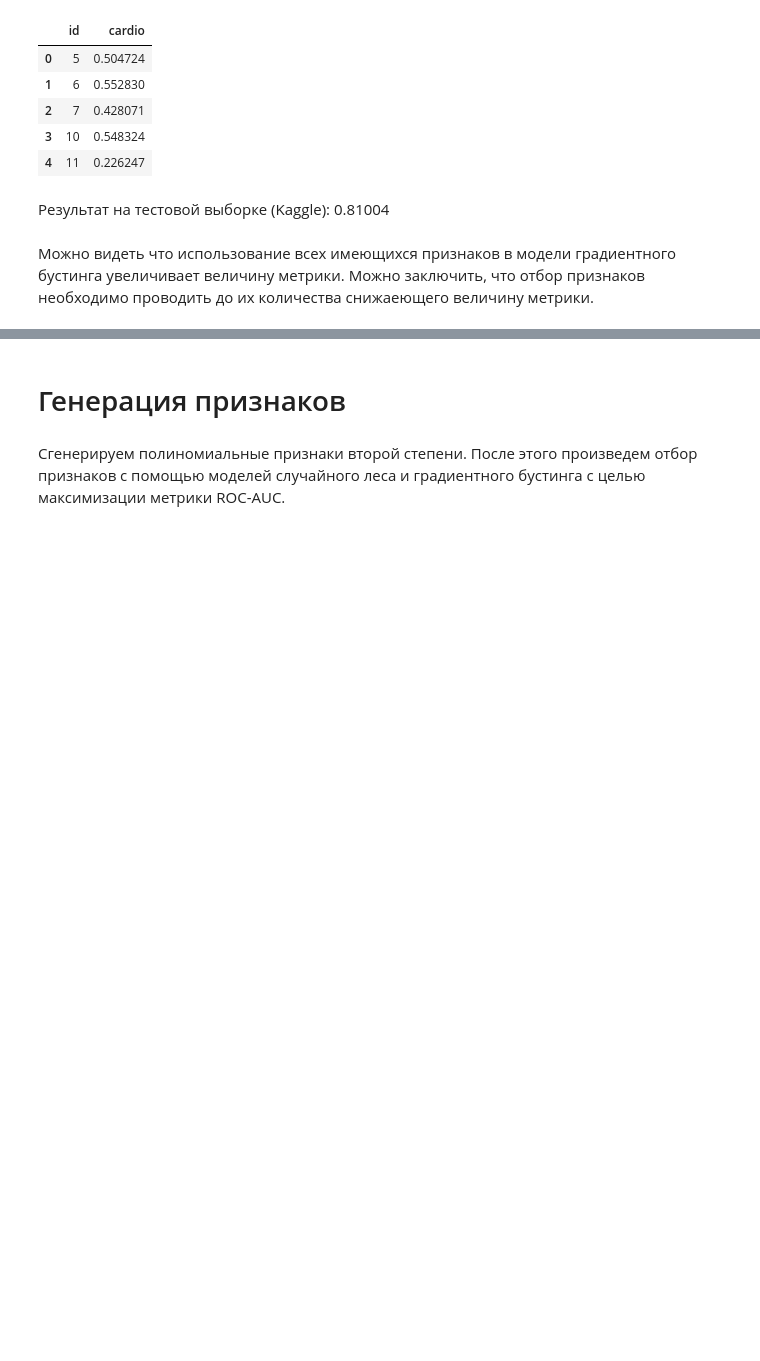
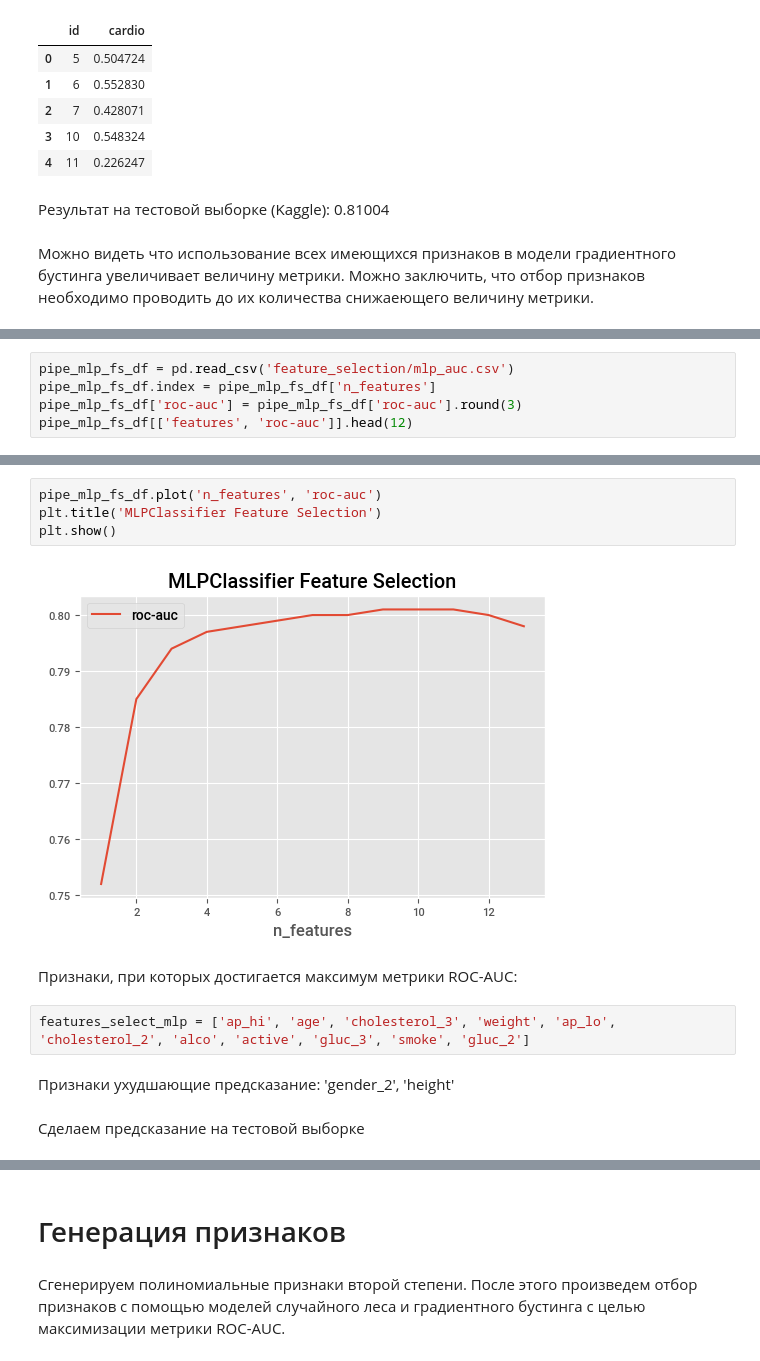
Before and after one commit to i-a-elkin/heart_diseases_prediction, a Jupyter notebook: notebook.ipynb, the cells around one changed output, grey strips where cells are left out. Saved outputs shown, nothing was run; the diff lists cells and outputs as text; blank space fills up the shorter version.

```diff
--- a/notebook.ipynb
+++ b/notebook.ipynb
@@ -550,0 +601,5 @@ pd.read_csv('datasets/sample_submission_3.csv').head()
+# %%
+pipe_mlp_fs_df = pd.read_csv('feature_selection/mlp_auc.csv')
+pipe_mlp_fs_df.index = pipe_mlp_fs_df['n_features']
+pipe_mlp_fs_df['roc-auc'] = pipe_mlp_fs_df['roc-auc'].round(3)
+pipe_mlp_fs_df[['features', 'roc-auc']].head(12)
@@ -550,0 +621,14 @@ pd.read_csv('datasets/sample_submission_3.csv').head()
+# %%
+pipe_mlp_fs_df.plot('n_features', 'roc-auc')
+plt.title('MLPClassifier Feature Selection')
+plt.show()
+# %% [output]
+[figure, added]
+# %% [markdown]
+Признаки, при которых достигается максимум метрики ROC-AUC:
+# %%
+features_select_mlp = ['ap_hi', 'age', 'cholesterol_3', 'weight', 'ap_lo', 'cholesterol_2', 'alco', 'active', 'gluc_3', 'smoke', 'gluc_2']
+# %% [markdown]
+Признаки ухудшающие предсказание: 'gender_2', 'height'
+# %% [markdown]
+Сделаем предсказание на тестовой выборке
```
Also changed, not shown: parts of 22 cells of this notebook, 2 other files.
